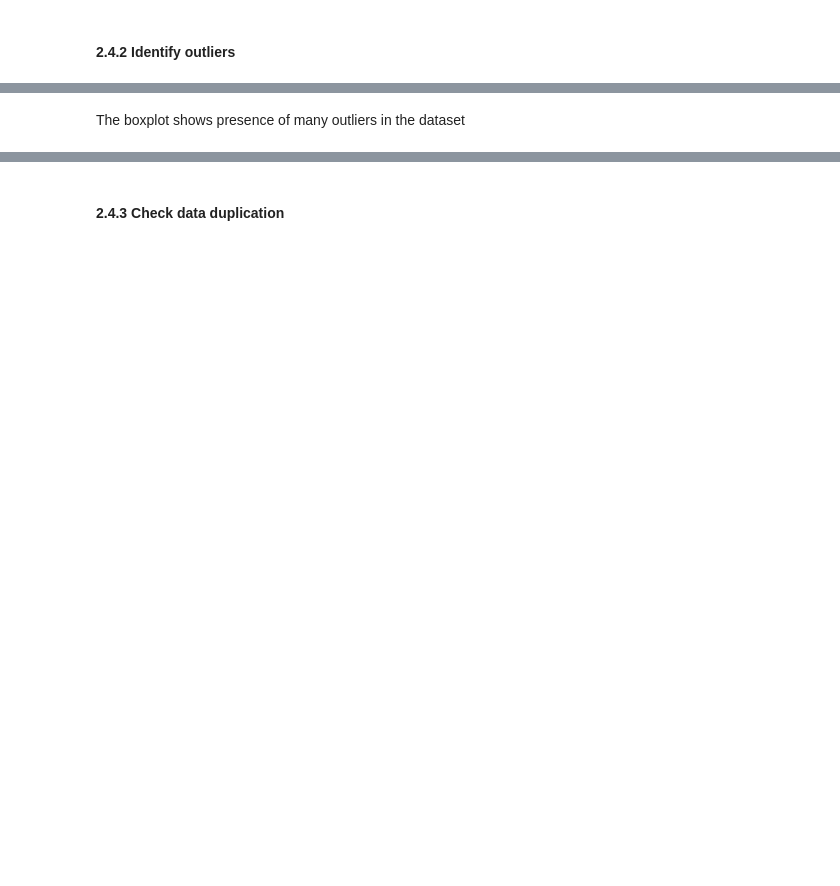
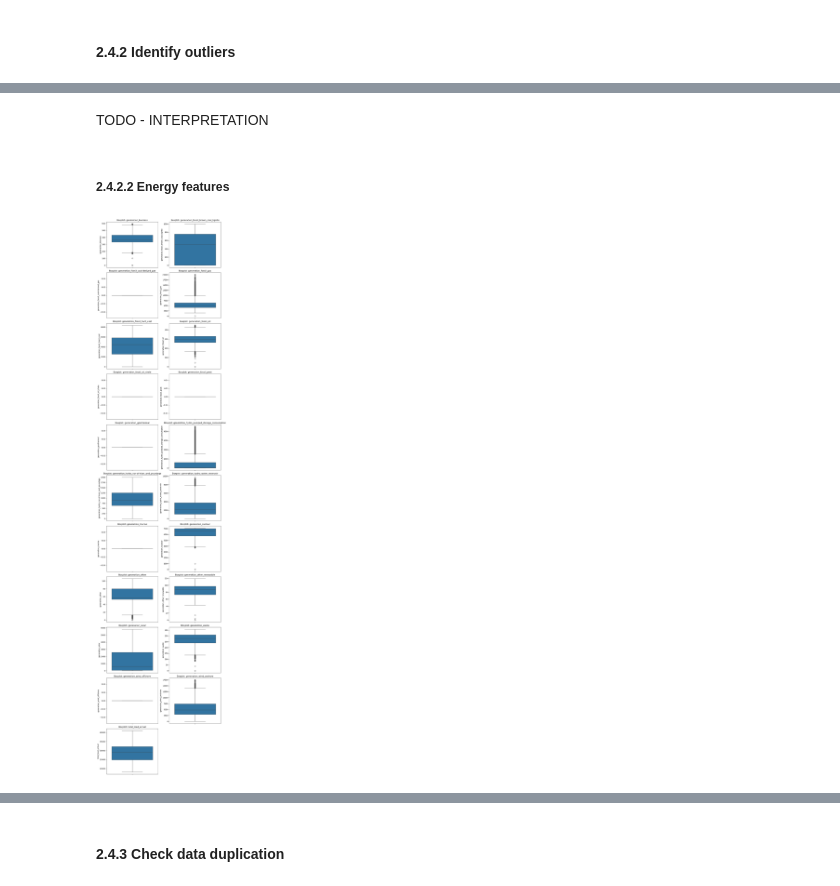
Before and after one commit to matowaty/MINDD_project, a Jupyter notebook: project_2/project2.ipynb, the cells around one changed output, grey strips where cells are left out. Drawn from its saved outputs; the diff is of its cells as text; code cells hidden in the pictures; blank space fills up the shorter version.

```diff
--- a/project_2/project2.ipynb
+++ b/project_2/project2.ipynb
@@ -123,0 +240,6 @@ TODO - INTEPRETATION
+# %%
+# skipping the NaNs
+energy_features = [
+    f for f in energy_features
+    if energy[f].notna().sum() > 0
+]
@@ -133,2 +269,23 @@ plt.show()
-# %% [markdown]
-The boxplot shows presence of many outliers in the dataset
+# %% [markdown]
+TODO - INTERPRETATION
+# %% [markdown]
+##### 2.4.2.2 Energy features
+# %%
+def boxplots(numeric_features, df):
+    num_plots = len(numeric_features)
+    cols = 2
+    rows = math.ceil(num_plots / cols)
+
+    plt.figure(figsize=(cols * 5, rows * 4))
+
+    for i, feature in enumerate(numeric_features):
+        plt.subplot(rows, cols, i + 1)
+        sns.boxplot(y=df[feature])
+        plt.title(f"Boxplot: {feature}")
+
+    plt.tight_layout()
+    plt.show()
+# %%
+boxplots(energy_features, energy)
+# %% [output]
+[figure, added]
```
Also changed, not shown: parts of 25 cells of this notebook, 1 other file.
